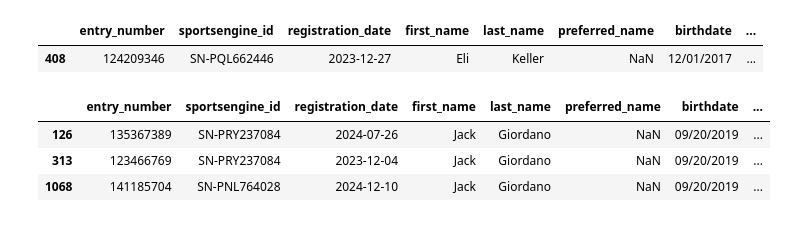
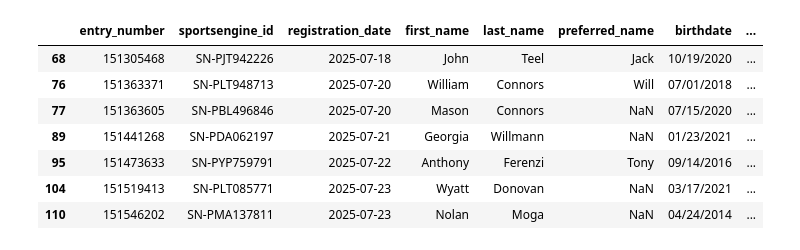
Before and after one commit to uzr6bq/peachtree, a Jupyter notebook: peachtree_db.ipynb, the cells around one changed output. Cells and saved outputs as stored; diff of their text form; code cells hidden in the pictures.

Commit message:
Add files via upload
store inserts statements for some of the peachtree tables. also most recent copy of how to get the peachtree id and creating the base registration table.

```diff
--- a/peachtree_db.ipynb
+++ b/peachtree_db.ipynb
@@ -30,3 +29,20 @@ def parse_and_localize(date_str):
     # # Localize the timezone (in this case, EST)
     # dt = dt.tz_localize('US/Eastern')
     return dt
+
+# Function to apply conditional division
+def divide_or_zero(row):
+    if row['division'] in [8, 13, 14]:
+        row[columns_to_divide] = 0
+    else:
+        row[columns_to_divide] = row[columns_to_divide] / order_counts[row.name]
+    return row
+
+def sanitize_columns(col_index: pd.Index) -> pd.Index:
+    # Remove literal backslash-uFEFF sequences
+    col_index = col_index.str.replace(r'\\uFEFF', '', regex=True)
+    # Remove any real BOM character at start
+    col_index = col_index.str.lstrip('\ufeff')
+    # Trim whitespace
+    col_index = col_index.str.strip()
+    return col_index
@@ -143,4 +254,8 @@ df_peachtree_donation_dict = df_peachtree_donations.set_index('donation_sub_cate
 
 df_peachtree_gender_dict = df_peachtree_gender.set_index('gender')['gender_id'].to_dict()
 
-df_peachtree_all_girl_dict = df_peachtree_all_girl_cp.set_index('all_girl_coach_pitch_team')['all_girl_coach_pitch_id'].to_dict()
+df_peachtree_all_girl_dict = df_peachtree_all_girl_cp.set_index('all_girl_coach_pitch_team')['all_girl_preference_id'].to_dict()
+
+df_peachtree_player_dict = df_peachtree_player_info.set_index('sportsengine_id')['peachtree_id'].to_dict()
+
+df_peachtree_schools_dict = df_peachtree_schools.set_index('school_original')['school_normalized_id'].to_dict()
@@ -260,10 +400,7 @@ df_peachtree['subtotal_true'] = df_peachtree.apply(lambda row:
     row['subtotal'] - df_peachtree_donations[df_peachtree_donations['donation_id'] == row['donation_id']]['amount'].sum()
     if row['donation_id'] != 0 else row['subtotal'], axis=1)
 # %%
-df_peachtree[(df_peachtree['season']== 'spring 2024') & (df_peachtree['last_name']=="Keller")]
+# df_peachtree[(df_peachtree['season']== 'spring 2025') & (df_peachtree['last_name']=="Giordano")]
-# %% [output]
-|  | entry_number | sportsengine_id | registration_date | first_name | last_name | preferred_name | birthdate | ... |
-| 408 | 124209346 | SN-PQL662446 | 2023-12-27 | Eli | Keller | NaN | 12/01/2017 | ... |
 # %%
 # def summarize_dataframe(df):
 #     """Summarize a dataframe, and report missing values."""
@@ -280,13 +417,19 @@ df_peachtree[(df_peachtree['season']== 'spring 2024') & (df_peachtree['last_name
 # %%
 # summarize_dataframe(df_peachtree)
 # %%
-df_peachtree[df_peachtree['last_name']=='Giordano']
+# df_peachtree[(df_peachtree['school']==58) & (df_peachtree['season']== 'spring 2024')]
+df_peachtree[(df_peachtree['school'].isna()) & (df_peachtree['season']== 'fall 2025')]
 # df_peachtree[df_peachtree['registration_date'] == '2023-11-30']
 # df_peachtree['division'].value_counts()
 # df_peachtree[df_peachtree['division']==6]
 # df_peachtree.value_counts('gender')
+# df_peachtree
 # %% [output]
 |  | entry_number | sportsengine_id | registration_date | first_name | last_name | preferred_name | birthdate | ... |
-| 126 | 135367389 | SN-PRY237084 | 2024-07-26 | Jack | Giordano | NaN | 09/20/2019 | ... |
-| 313 | 123466769 | SN-PRY237084 | 2023-12-04 | Jack | Giordano | NaN | 09/20/2019 | ... |
-| 1068 | 141185704 | SN-PNL764028 | 2024-12-10 | Jack | Giordano | NaN | 09/20/2019 | ... |
+| 68 | 151305468 | SN-PJT942226 | 2025-07-18 | John | Teel | Jack | 10/19/2020 | ... |
+| 76 | 151363371 | SN-PLT948713 | 2025-07-20 | William | Connors | Will | 07/01/2018 | ... |
+| 77 | 151363605 | SN-PBL496846 | 2025-07-20 | Mason | Connors | NaN | 07/15/2020 | ... |
+| 89 | 151441268 | SN-PDA062197 | 2025-07-21 | Georgia | Willmann | NaN | 01/23/2021 | ... |
+| 95 | 151473633 | SN-PYP759791 | 2025-07-22 | Anthony | Ferenzi | Tony | 09/14/2016 | ... |
+| 104 | 151519413 | SN-PLT085771 | 2025-07-23 | Wyatt | Donovan | NaN | 03/17/2021 | ... |
+| 110 | 151546202 | SN-PMA137811 | 2025-07-23 | Nolan | Moga | NaN | 04/24/2014 | ... |
```
Also changed, not shown: parts of 18 cells of this notebook, 2 other files.
